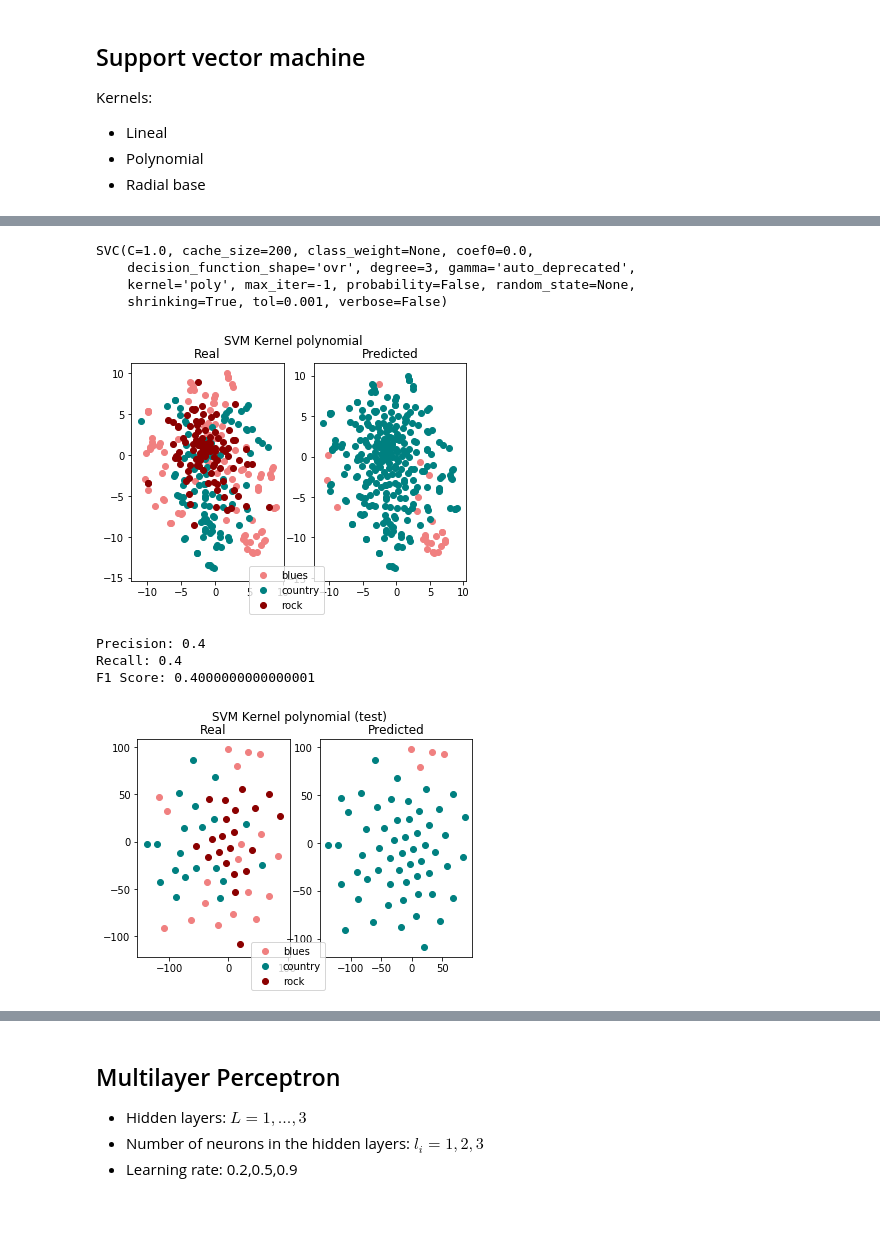
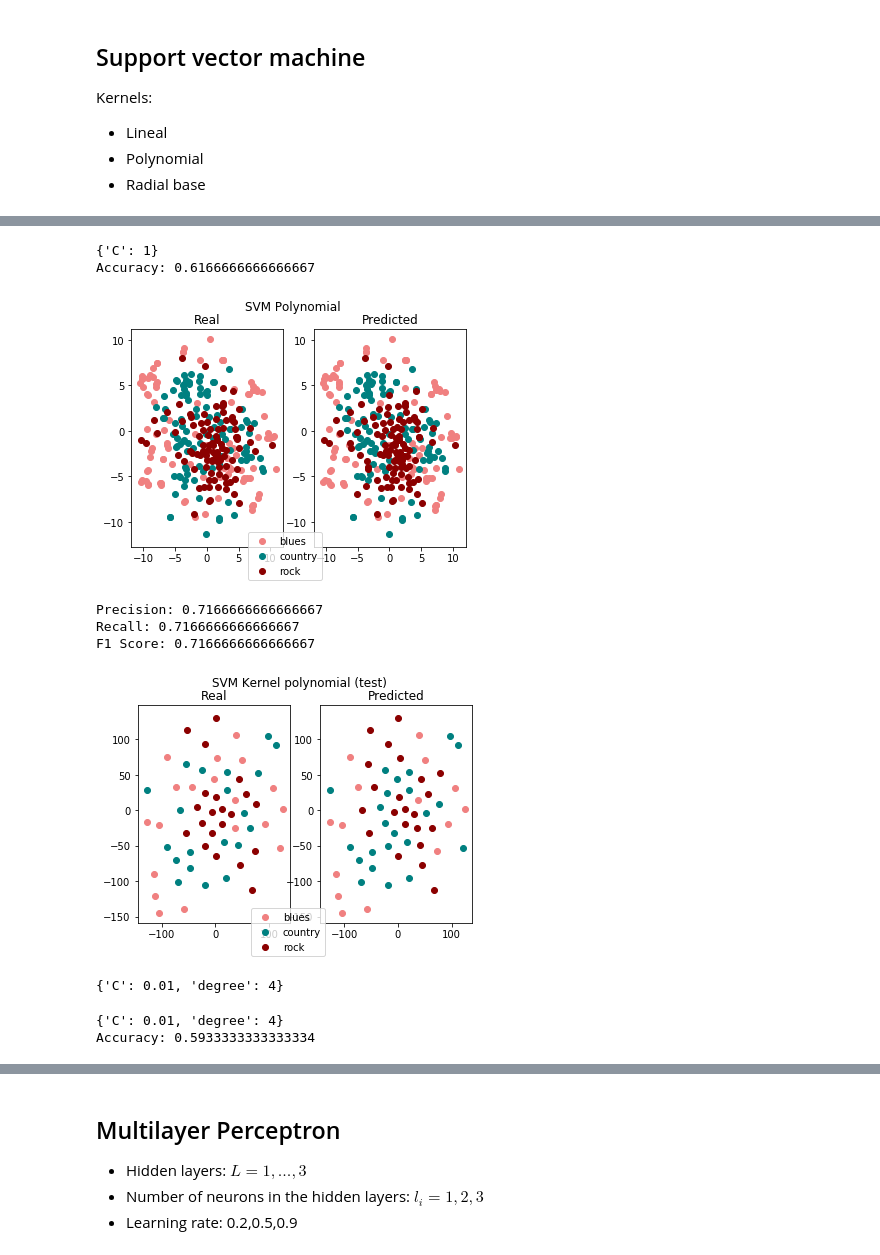
Before and after one commit to iurregog/MusicExploration, a Jupyter notebook: Timbral_Features_supervised_learning3similar.ipynb, the cells around one changed output, grey strips where cells are left out. Cells and saved outputs as stored; diff of their text form; code cells hidden in the pictures; blank space fills up the shorter version.

```diff
--- a/Timbral_Features_supervised_learning3similar.ipynb
+++ b/Timbral_Features_supervised_learning3similar.ipynb
@@ -194,27 +164,35 @@ plotgenres(Xe_test,y_test,pred,"SVM Kernel lineal (test)")
-# %%
-clf2 = svm.SVC(kernel = 'poly',degree=3)
-clf2.fit(X_train,y_train)
-# %% [output]
-SVC(C=1.0, cache_size=200, class_weight=None, coef0=0.0,
-    decision_function_shape='ovr', degree=3, gamma='auto_deprecated',
-    kernel='poly', max_iter=-1, probability=False, random_state=None,
-    shrinking=True, tol=0.001, verbose=False)
-# %%
-pred = clf2.predict(X_norm)
-plotgenres(Xe,target,pred,"SVM Kernel polynomial")
-# %% [output]
-[figure, removed]
-# %%
-pred = clf2.predict(X_test)
-scores = precision_recall_fscore_support(y_test, pred,average='micro')
-print('Precision:',scores[0])
-print('Recall:',scores[1])
-print('F1 Score:',scores[2])
-# %% [output]
-Precision: 0.4
-Recall: 0.4
-F1 Score: 0.4000000000000001
-# %%
-plotgenres(Xe_test,y_test,pred,"SVM Kernel polynomial (test)")
-# %% [output]
-[figure, removed]
+# %%
+print(clf.best_params_)
+cross_scores = cross_val_score(clf, X_norm, target, cv=10)
+print("Accuracy:" ,cross_scores.mean())
+# %% [output]
+{'C': 1}
+Accuracy: 0.6166666666666667
+# %%
+parameters = {'degree':[2,3,4,5,6,7,8,9,10], 'C':[0.1,0.01,1,10]}
+poly_kernel_svm_clf = svm.SVC(kernel = "poly")
+clf = GridSearchCV(poly_kernel_svm_clf, parameters)
+clf.fit(X_train, y_train)
+pred = clf.predict(X_norm)
+plotgenres(Xe,target,pred,"SVM Polynomial")
+pred = clf.predict(X_test)
+scores = precision_recall_fscore_support(y_test, pred,average='micro')
+print('Precision:',scores[0])
+print('Recall:',scores[1])
+print('F1 Score:',scores[2])
+plotgenres(Xe_test,y_test,pred,"SVM Kernel polynomial (test)")
+clf.best_params_
+# %% [output]
+[figure, added]
+Precision: 0.7166666666666667
+Recall: 0.7166666666666667
+F1 Score: 0.7166666666666667
+[figure, added]
+{'C': 0.01, 'degree': 4}
+# %%
+print(clf.best_params_)
+cross_scores = cross_val_score(clf, X_norm, target, cv=10)
+print("Accuracy:" ,cross_scores.mean())
+# %% [output]
+{'C': 0.01, 'degree': 4}
+Accuracy: 0.5933333333333334
```
Also changed, not shown: parts of 12 cells of this notebook.
